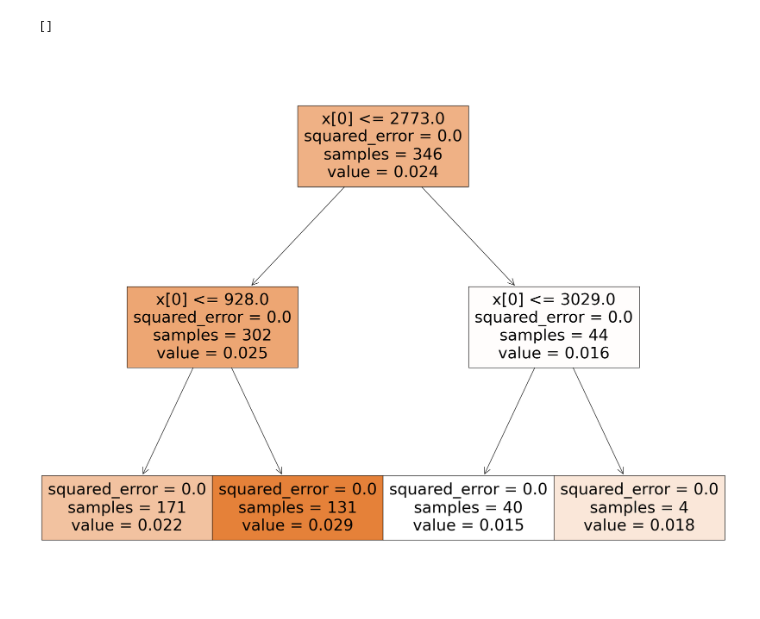
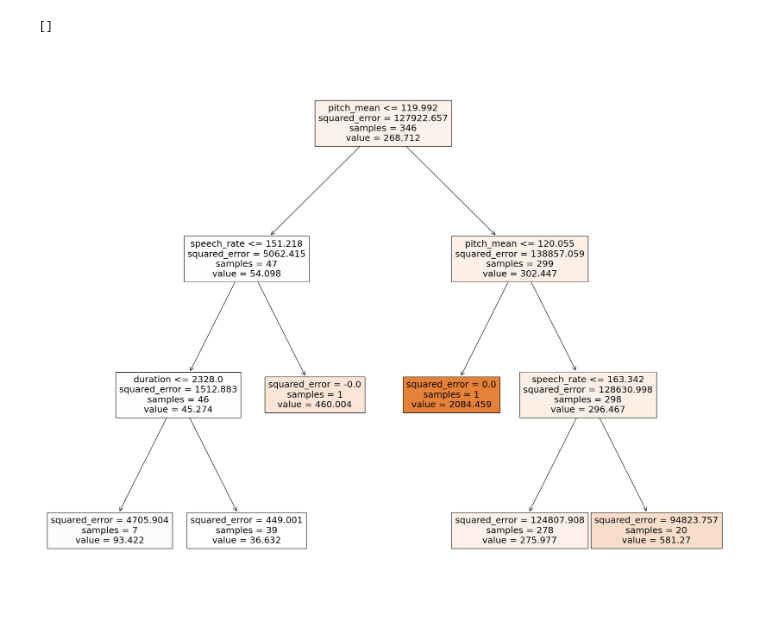
Before and after one commit to LeeJavaa/final_year_project, a Jupyter notebook: analysis/regression_tree.ipynb, the cells around one changed output. Saved outputs shown, nothing was run; the diff lists cells and outputs as text; code cells hidden in the pictures.

Commit message:
Added rest of regression tree models

```diff
--- a/analysis/regression_tree.ipynb
+++ b/analysis/regression_tree.ipynb
@@ -22,7 +22,25 @@ def convert_duration_to_seconds(duration):
 # %%
 train_df = pd.read_csv("../data/dataset/train/train.csv")
 validate_df = pd.read_csv("../data/dataset/validation/validation.csv")
+# %%
+train_audio_df = pd.read_csv("../data/dataset/train/train_audio_clean.csv")
+validate_audio_df = pd.read_csv("../data/dataset/validation/validation_audio_clean.csv")
+train_audio2_df = pd.read_csv("../data/dataset/train/train_audio2.csv")
+validate_audio2_df = pd.read_csv("../data/dataset/validation/validation_audio2.csv")
+train_visual_df = pd.read_csv("../data/dataset/train/train_visual.csv")
+validate_visual_df = pd.read_csv("../data/dataset/validation/validation_visual.csv")
+# %%
+# Merging in audio and visual data
+train_df = train_df.merge(train_visual_df, on='id')
+train_df = train_df.merge(train_audio_df, on='id')
+train_df = train_df.merge(train_audio2_df, on='id')
+validate_df = validate_df.merge(validate_visual_df, on='id')
+validate_df = validate_df.merge(validate_audio_df, on='id')
+validate_df = validate_df.merge(validate_audio2_df, on='id')
 # %%
-X_train = train_df['duration'].apply(convert_duration_to_seconds).values.reshape(-1, 1)
-y_train = train_df['likes_per_view']
-# y_train = train_df['views_per_week']
+duration_train = train_df['duration'].apply(convert_duration_to_seconds).values.reshape(-1, 1)
+X_train = train_df[['speech_rate','pitch_mean']]
+X_train['duration'] = duration_train
+
+# y_train = train_df['likes_per_view']
+y_train = train_df['views_per_week']
@@ -31,4 +63,4 @@ X_validate = validate_df['duration'].apply(convert_duration_to_seconds).values.r
 # %%
-reg_tree = DecisionTreeRegressor(max_depth=2)
+reg_tree = DecisionTreeRegressor(max_depth=3)
 reg_tree.fit(X_train, y_train)
 # %% [output]
@@ -87,8 +121,8 @@ Root Mean Squared Error for VPW: 336.44854856651864
 # %%
 fig = plt.figure(figsize=(25,20))
 _ = tree.plot_tree(reg_tree,
-                   filled=True)
+                   filled=True, feature_names=['speech_rate', 'pitch_mean' , 'duration'])
 plt.plot()
 # %% [output]
 []
-[figure, old version]
+[figure, new version]
```
Also changed, not shown: parts of 7 cells of this notebook, 3 other files.
